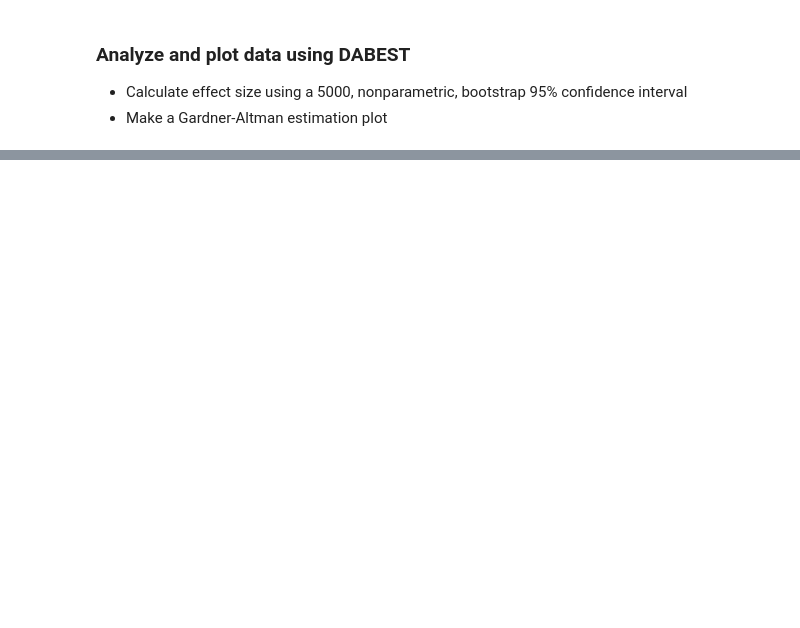
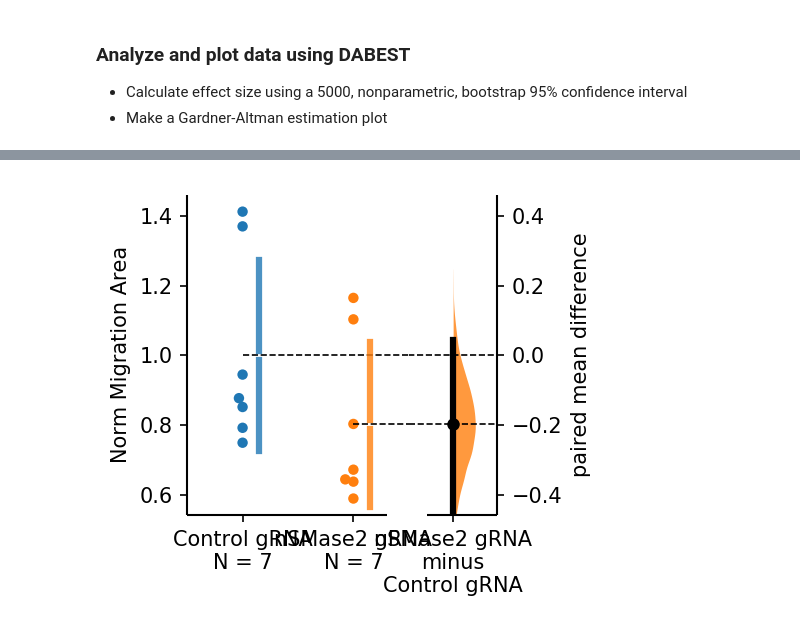
Before and after one commit to candrews19/data, a Jupyter notebook: nSMase2/MigrationArea/Master_MigrationAnalysis.ipynb, the cells around one changed output, grey strips where cells are left out. Drawn from its saved outputs; the diff is of its cells as text; code cells hidden in the pictures; blank space fills up the shorter version.

```diff
--- a/nSMase2/MigrationArea/Master_MigrationAnalysis.ipynb
+++ b/nSMase2/MigrationArea/Master_MigrationAnalysis.ipynb
@@ -449,0 +195,6 @@ data.mean_diff.statistical_tests
+# %%
+# nSMase2 CRISPR RNP vs Control CRISPR RNP
+fig1, stats = plot_my_data('SMPD3gRNA1RNP', 'Control gRNA', 'nSMase2 gRNA', 'Norm Migration Area', 'nSMase2_gRNA_RNP');
+fig1
+stats
+# %% [output]
@@ -449,0 +203 @@ data.mean_diff.statistical_tests
+[figure, added]
```
Also changed, not shown: parts of 14 cells of this notebook.
